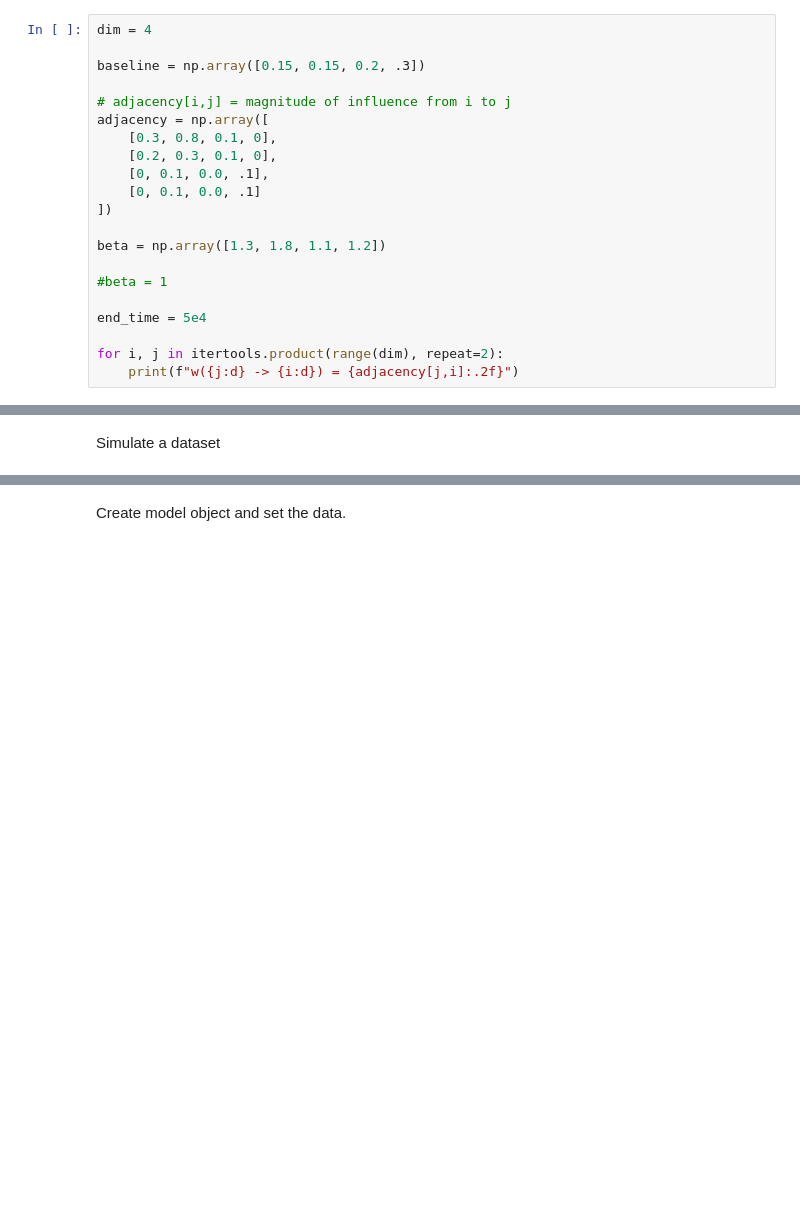
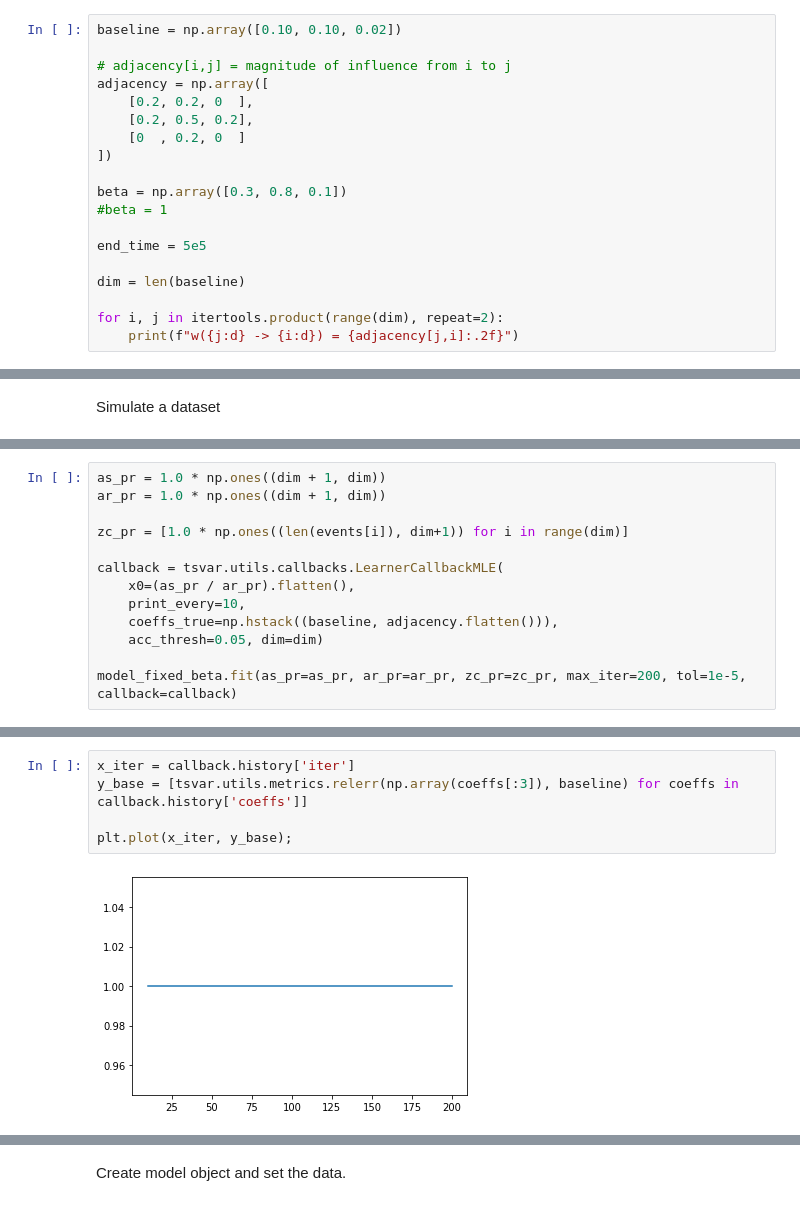
Before and after one commit to trouleau/var-wold, a Jupyter notebook: notebook/5-wt-test-variational-wold-model-fit.ipynb, the cells around one changed output, grey strips where cells are left out. Saved outputs shown, nothing was run; the diff lists cells and outputs as text; blank space fills up the shorter version.

Commit message:
Fixed MF-VI with fixed beta to take beta_ji as input (rather nothing and assuming =1) & tested

```diff
--- a/notebook/5-wt-test-variational-wold-model-fit.ipynb
+++ b/notebook/5-wt-test-variational-wold-model-fit.ipynb
@@ -35,23 +32,21 @@ from tsvar.models import WoldModelVariational, WoldModelVariationalFixedBeta
 
 Define model parameters
 # %%
-dim = 4
-
-baseline = np.array([0.15, 0.15, 0.2, .3])
+baseline = np.array([0.10, 0.10, 0.02])
 
 # adjacency[i,j] = magnitude of influence from i to j
 adjacency = np.array([
-    [0.3, 0.8, 0.1, 0],
-    [0.2, 0.3, 0.1, 0],
-    [0, 0.1, 0.0, .1],
-    [0, 0.1, 0.0, .1]
+    [0.2, 0.2, 0  ],
+    [0.2, 0.5, 0.2],
+    [0  , 0.2, 0  ]
 ])
 
-beta = np.array([1.3, 1.8, 1.1, 1.2])
-
+beta = np.array([0.3, 0.8, 0.1])
 #beta = 1
 
-end_time = 5e4
+end_time = 5e5
+
+dim = len(baseline)
 
 for i, j in itertools.product(range(dim), repeat=2):
     print(f"w({j:d} -> {i:d}) = {adjacency[j,i]:.2f}")
@@ -110,0 +111,13 @@ array([1.3, 1.8, 1.1, 1.2])
+# %%
+as_pr = 1.0 * np.ones((dim + 1, dim))
+ar_pr = 1.0 * np.ones((dim + 1, dim))
+
+zc_pr = [1.0 * np.ones((len(events[i]), dim+1)) for i in range(dim)]
+
+callback = tsvar.utils.callbacks.LearnerCallbackMLE(
+    x0=(as_pr / ar_pr).flatten(),
+    print_every=10,
+    coeffs_true=np.hstack((baseline, adjacency.flatten())),
+    acc_thresh=0.05, dim=dim)
+
+model_fixed_beta.fit(as_pr=as_pr, ar_pr=ar_pr, zc_pr=zc_pr, max_iter=200, tol=1e-5, callback=callback)
@@ -110,0 +168,7 @@ array([1.3, 1.8, 1.1, 1.2])
+# %%
+x_iter = callback.history['iter']
+y_base = [tsvar.utils.metrics.relerr(np.array(coeffs[:3]), baseline) for coeffs in callback.history['coeffs']]
+
+plt.plot(x_iter, y_base);
+# %% [output]
+[figure, added]
```
Also changed, not shown: parts of 37 cells of this notebook, 2 other files.
